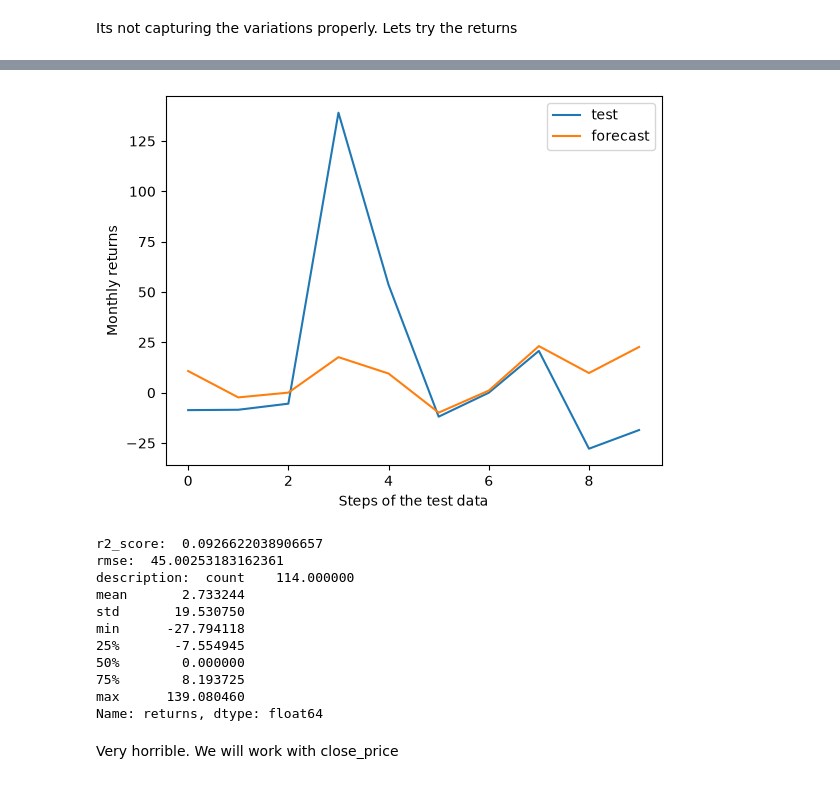
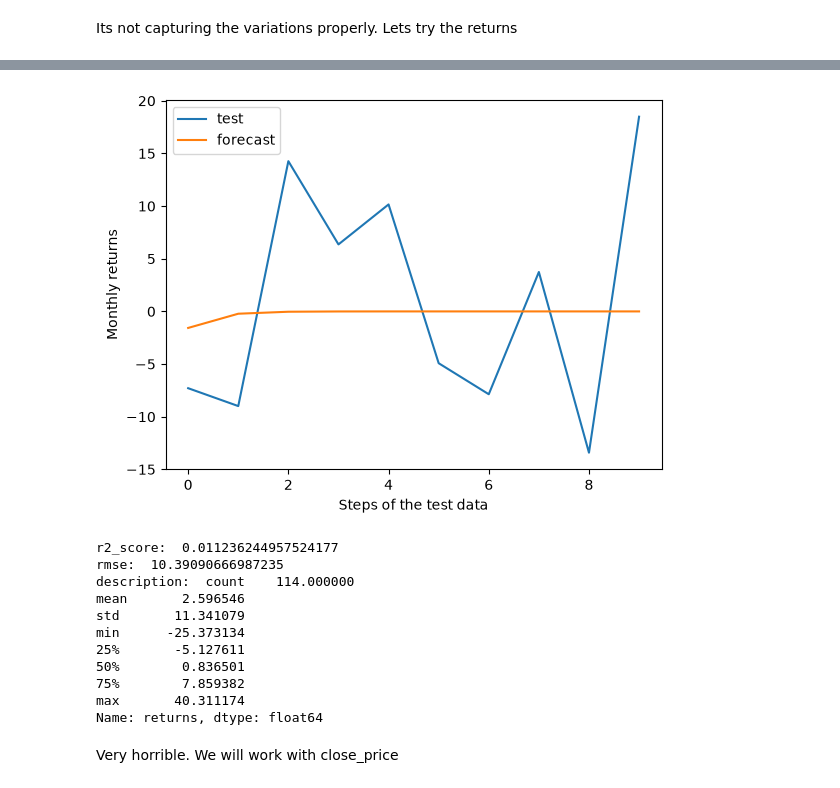
Before and after one commit to Udeani4/SectorLevel_StockPerformance_Predictoion, a Jupyter notebook: each_stock_model_notebook/UBA_stock_pred.ipynb, the cells around one changed output, grey strips where cells are left out. Saved outputs shown, nothing was run; the diff lists cells and outputs as text; code cells hidden in the pictures.

```diff
--- a/each_stock_model_notebook/UBA_stock_pred.ipynb
+++ b/each_stock_model_notebook/UBA_stock_pred.ipynb
@@ -322,49 +269,49 @@ import random
 random.seed(12345)
 from statsmodels.tsa.statespace.sarimax import SARIMAX
 from sklearn.metrics import r2_score, mean_squared_error
 from sklearn.preprocessing import StandardScaler
 import matplotlib.pyplot as plt
 import warnings
 
 warnings.filterwarnings('ignore')
 
-y_train=redstarex_end_month_df['returns'].dropna()[:-10]
-y_test=redstarex_end_month_df['returns'].dropna()[-10:]
+y_train=uba_end_month_df['returns'].dropna()[:-10]
+y_test=uba_end_month_df['returns'].dropna()[-10:]
 
 # scaler=StandardScaler()
 # exog_train_scaled=scaler.fit_transform(X_full[:-10])
 # exog_test_scaled=scaler.transform(X_full[-10:])
 
 mod = SARIMAX(
 y_train,
-order=(2,0,2),
-seasonal_order=(2,1,1,12),
+order=(1,0,0),
+seasonal_order=(0,0,0,12),
 )
 
 res = mod.fit(disp=False)
 fcst = res.forecast(steps=10)
 
 plt.plot(list(y_test))
 plt.plot(list(fcst))
 plt.xlabel('Steps of the test data')
 plt.ylabel('Monthly returns')
 plt.legend(['test', 'forecast'])
 plt.show()
 print('r2_score: ',r2_score(y_test, fcst))
 print('rmse: ', np.sqrt(mean_squared_error(y_test,fcst)))
-print('description: ', redstarex_end_month_df.returns.dropna().describe())
+print('description: ', uba_end_month_df.returns.dropna().describe())
 # %% [output]
-[figure, old version]
+[figure, new version]
-r2_score:  0.0926622038906657
-rmse:  45.00253183162361
+r2_score:  0.011236244957524177
+rmse:  10.39090666987235
 description:  count    114.000000
-mean       2.733244
-std       19.530750
-min      -27.794118
-25%       -7.554945
-50%        0.000000
-75%        8.193725
-max      139.080460
+mean       2.596546
+std       11.341079
+min      -25.373134
+25%       -5.127611
+50%        0.836501
+75%        7.859382
+max       40.311174
 Name: returns, dtype: float64
 # %% [markdown]
 Very horrible. We will work with close_price
```
Also changed, not shown: parts of 5 cells of this notebook, 11 other files.
